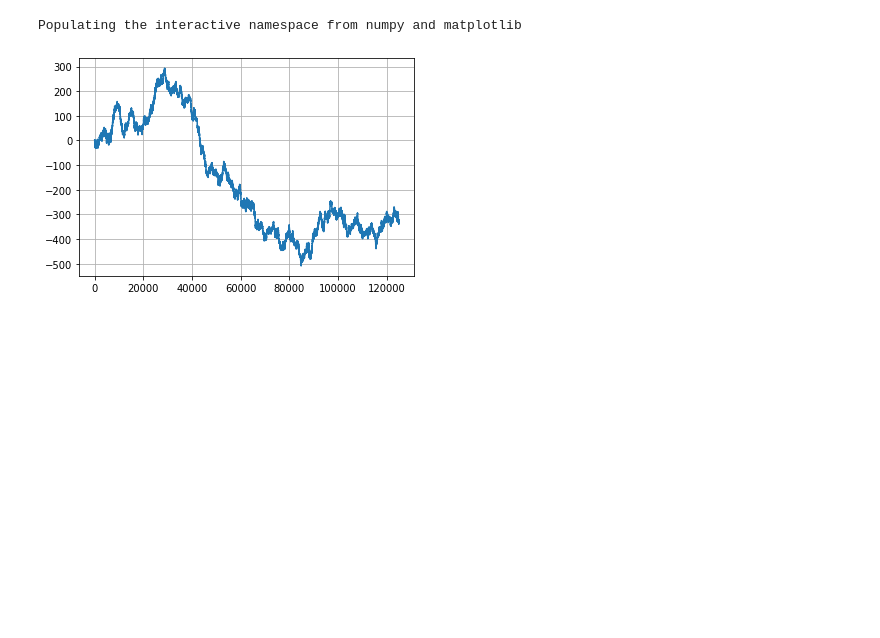
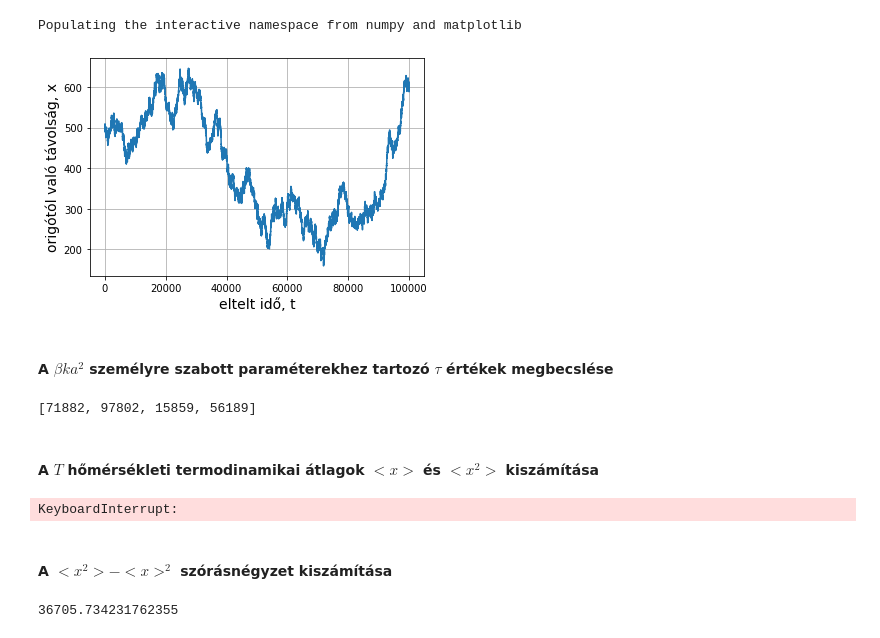
Before and after one commit to FulgurisR/StochProc, a Jupyter notebook: WienerOsc.ipynb, the cells around one changed output. Drawn from its saved outputs; the diff is of its cells as text; code cells hidden in the pictures; blank space fills up the shorter version.

```diff
--- a/WienerOsc.ipynb
+++ b/WienerOsc.ipynb
@@ -6,23 +7,23 @@ Populating the interactive namespace from numpy and matplotlib
 def myMonteCarlo(myParams,a,N):
 
     bolyongas = [[]for _ in range(len(myParams))] #listák listája a tárolásra
-    n0 =a
-    n=0
+    n0=a
+    n=a
     for i in range(len(myParams)):
         nu=myParams[i] #aktuális személyre szabott érték beállítása
         j =0
         while j<N: #j=0,1,2,...N-1
-            sorsolas=random.random(size=1) #valós szám sorsolása [0,1) intervallumból
-                                            #egyenletes eloszlás alapján
+            sorsolas=(random.randint(0,1)*2)-1 #egész szám (1 vagy -1) sorsolása
+                                                   #egyenletes eloszlás alapján
 
-            if sorsolas>=0.5:
+            if sorsolas>0:
                 n0=n
                 n+=1
-                if 0.5*(n**2-n0**2)<0:
+                if 0.5*((n**2)-(n0**2))<0:
                     bolyongas[i].append(n)
                 else:
-                    P=random.random(size=1)
-                    myExpVal=exp(-0.5*nu*(n**2-n0**2))
+                    P=random.random()
+                    myExpVal=exp(-0.5*nu*((n**2)-(n0**2)))
                     if P <myExpVal:
                         bolyongas[i].append(n)
                     else:
@@ -32,11 +33,11 @@ def myMonteCarlo(myParams,a,N):
             else:
                 n0=n
                 n-=1
-                if 0.5*(n**2-n0**2)<0:
+                if 0.5*((n**2)-(n0**2))<0:
                     bolyongas[i].append(n)
                 else:
-                    P=random.random(size=1)
-                    myExpVal=exp(-0.5*nu*(n**2-n0**2))
+                    P=random.random()
+                    myExpVal=exp(-0.5*nu*((n**2)-(n0**2)))
                     if P <myExpVal:
                         bolyongas[i].append(n)
 
@@ -48,10 +49,28 @@ def myMonteCarlo(myParams,a,N):
     return bolyongas
 # %%
 myParams = [0.07,0.16,0.64,0.90]
+# %%
+a=500
+N = 1e05
 # %%
-mySimulation =myMonteCarlo(myParams,666,125000)
+mySimulation =myMonteCarlo(myParams,a,N)
 plot(mySimulation[0])
 grid()
+xlabel('eltelt idő, t', fontsize=14)
+ylabel('origótól való távolság, x', fontsize=14)
 savefig('test1.png')
 # %% [output]
-[figure, old version]
+[figure, new version]
+# %% [markdown]
+#### A $\beta k a^{2}$ személyre szabott paraméterekhez tartozó $\tau$ értékek megbecslése
+# %%
+myTaus = []
+
+for i in range(4):
+    myTaus.append(argmin(array([mySimulation[i]])))
+
+myTaus
+# %% [output]
+[71882, 97802, 15859, 56189]
+# %% [markdown]
+#### A $T$ hőmérsékleti termodinamikai átlagok $<x>$ és $<x^{2}>$ kiszámítása
@@ -57,0 +86,11 @@ savefig('test1.png')
+# %%
+myEXs = []
+
+for i in range(4):
+    for j in range(len(myXs[i])):
+        myEXs.append(array([myXs[i]]).mean())
+
+
+myEXs
+# %% [output]
+KeyboardInterrupt:
@@ -57,0 +106,9 @@ savefig('test1.png')
+# %% [markdown]
+#### A $<x^{2}>-<x>^{2}$ szórásnégyzet kiszámítása
+# %%
+output = []
+
+for i in range(4):
+    output.append(myEXSquares[i]-myEX[i]**2)
+# %% [output]
+36705.734231762355
```
Also changed, not shown: parts of 6 cells of this notebook.
